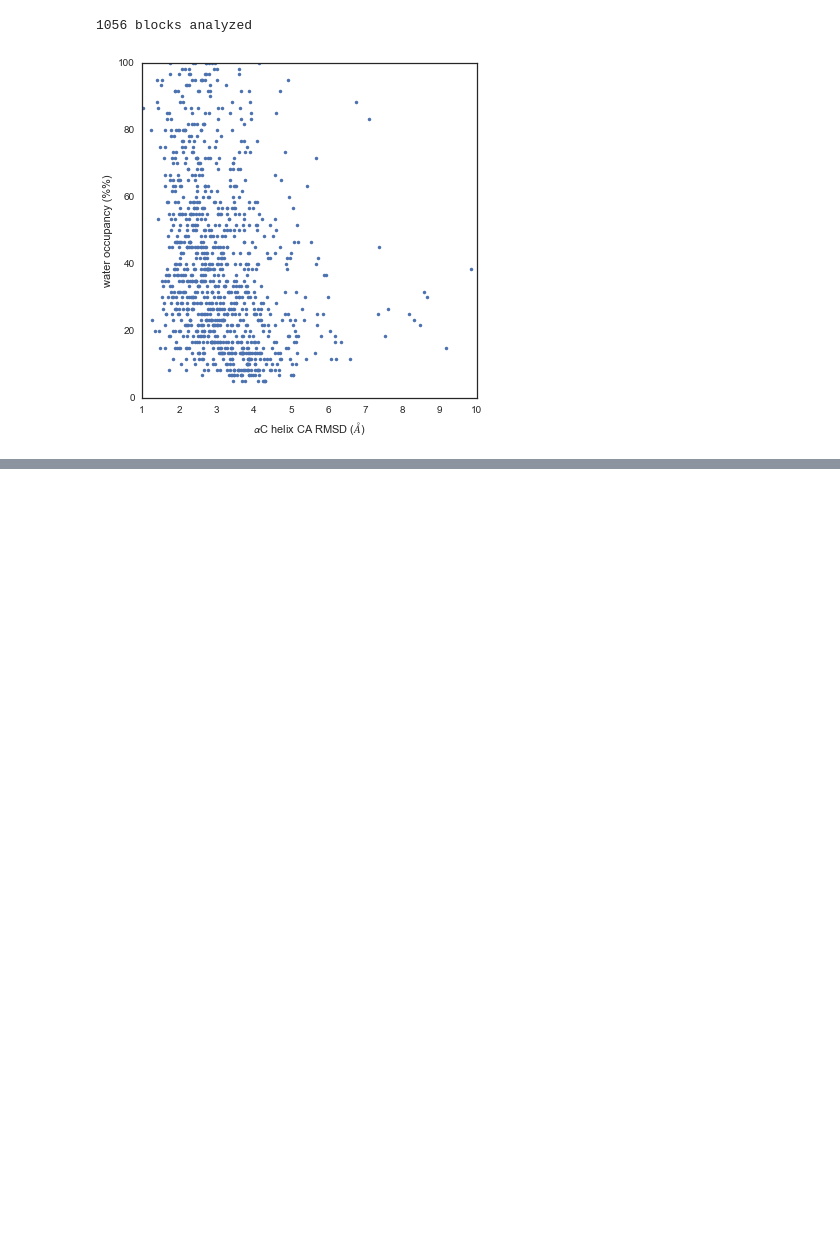
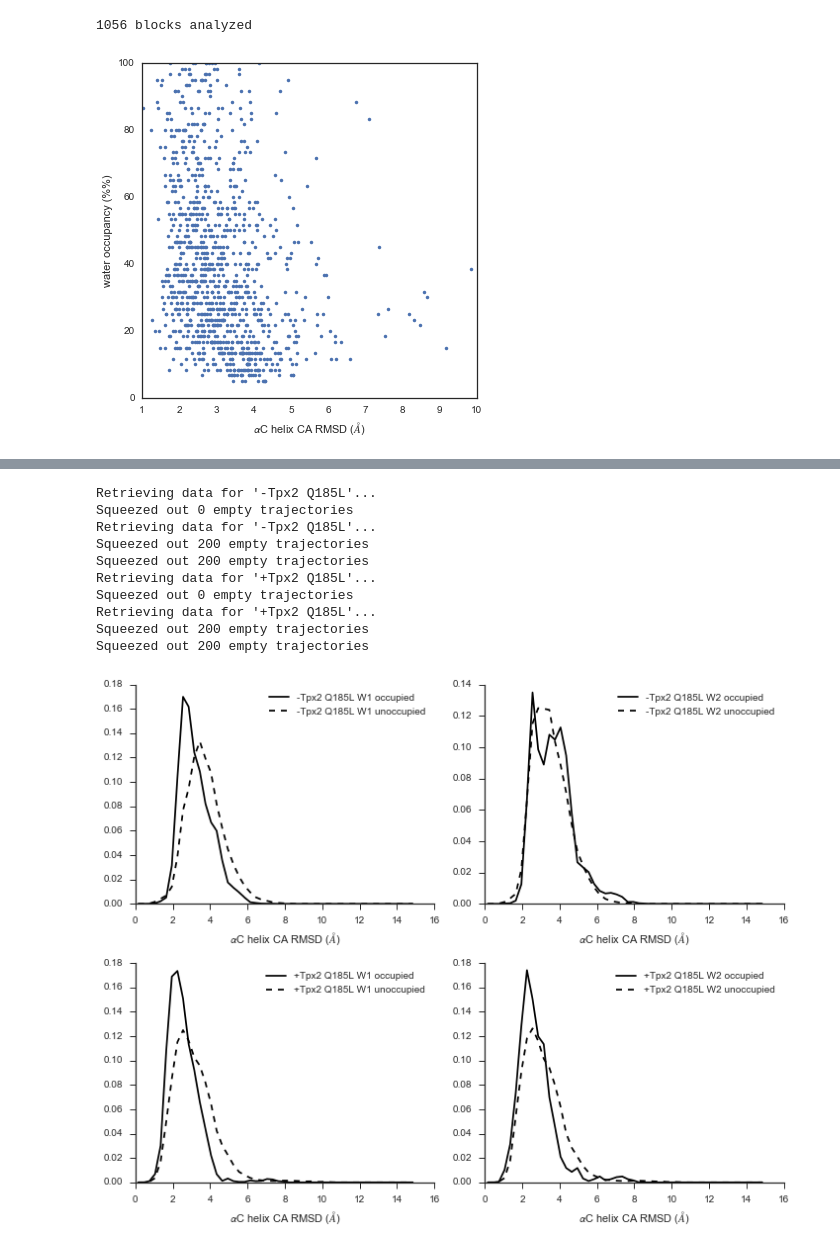
Before and after one commit to choderalab/AURKA_UMN, a Jupyter notebook: analyze/explore-publication-figures.ipynb, the cells around one changed output, grey strips where cells are left out. Drawn from its saved outputs; the diff is of its cells as text; code cells hidden in the pictures; blank space fills up the shorter version.

```diff
--- a/analyze/explore-publication-figures.ipynb
+++ b/analyze/explore-publication-figures.ipynb
@@ -910,0 +991,75 @@ Squeezed out 200 empty trajectories
+# %%
+# Plot histograms for long-lived waters and no long-lived waters in site separately
+[ntrajs, nframes] = rmsd.shape
+tau = 80 # lag time to verify that water is still there (20 ns)
+
+def plot_long_lived_rmsd_histograms(wat, W, rmsd):
+    Chelix_rmsds_water_present = list()
+    Chelix_rmsds_water_absent = list()
+    for traj in range(ntrajs):
+        for frame in range(nframes-tau):
+            # skip frames with no data
+            if (W[traj,frame] is None) or (W[traj,frame+tau] is None):
+                continue
+            if (rmsd[traj,frame] < 0) or (rmsd[traj,frame+tau] < 0):
+                continue
+            # store RMSD if water is there at times t0 and t0+tau
+            if len(W[traj,frame].intersection(W[traj,frame+tau])) > 0:
+                Chelix_rmsds_water_present.append(rmsd[traj,frame])
+            else:
+                Chelix_rmsds_water_absent.append(rmsd[traj,frame])
+
+    Chelix_rmsds_water_present = np.array(Chelix_rmsds_water_present)
+    Chelix_rmsds_water_absent = np.array(Chelix_rmsds_water_absent)
+
+    nbins = 50
+    bins = np.linspace(0, 15.0, nbins+1)
+    bin_centers = (bins[0:nbins] + bins[1:(nbins+1)])/2.0
+
+    [P_present, _] = np.histogram(Chelix_rmsds_water_present, bins)
+    P_present = P_present / float(P_present.sum())
+    [P_absent, _] = np.histogram(Chelix_rmsds_water_absent, bins)
+    P_absent = P_absent / float(P_absent.sum())
+
+    plt.hold(True)
+    plt.plot(bin_centers, P_present, 'k-');
+    plt.plot(bin_centers, P_absent, 'k--');
+    plt.legend(['%s %s occupied' % (key, wat), '%s %s unoccupied' % (key, wat)]);
+    plt.xlabel('$\\alpha$C helix CA RMSD ($\\AA$)');
+    sns.despine()
+    #plt.xticks([0,2,4,6,8,10,12,14,16])
+    #plt.axis([0, 12, 0, 100])
+
+sns.set_style("ticks")
+fig = plt.figure(figsize=[10,8]);
+
+# Retrieve RMSD and water site data for -Tpx2 Q185L mutant to see if C-helix RMSD correlates with water occupancy
+key = '-Tpx2 Q185L'
+rmsd = retrieve_alphaC_data(key)
+[W1, W2] = retrieve_data(key)
+plt.subplot(2,2,1)
+plot_long_lived_rmsd_histograms('W1', W1, rmsd)
+plt.subplot(2,2,2)
+plot_long_lived_rmsd_histograms('W2', W2, rmsd)
+
+key = '+Tpx2 Q185L'
+rmsd = retrieve_alphaC_data(key)
+[W1, W2] = retrieve_data(key)
+plt.subplot(2,2,3)
+plot_long_lived_rmsd_histograms('W1', W1, rmsd)
+plt.subplot(2,2,4)
+plot_long_lived_rmsd_histograms('W2', W2, rmsd)
+plt.tight_layout()
+plt.savefig('RMSD-long-lived-water-histogram-Q185L.pdf')
+# %% [output]
+Retrieving data for '-Tpx2 Q185L'...
+Squeezed out 0 empty trajectories
+Retrieving data for '-Tpx2 Q185L'...
+Squeezed out 200 empty trajectories
+Squeezed out 200 empty trajectories
+Retrieving data for '+Tpx2 Q185L'...
+Squeezed out 0 empty trajectories
+Retrieving data for '+Tpx2 Q185L'...
+Squeezed out 200 empty trajectories
+Squeezed out 200 empty trajectories
+[figure, added]
```
Also changed, not shown: parts of 3 cells of this notebook.
